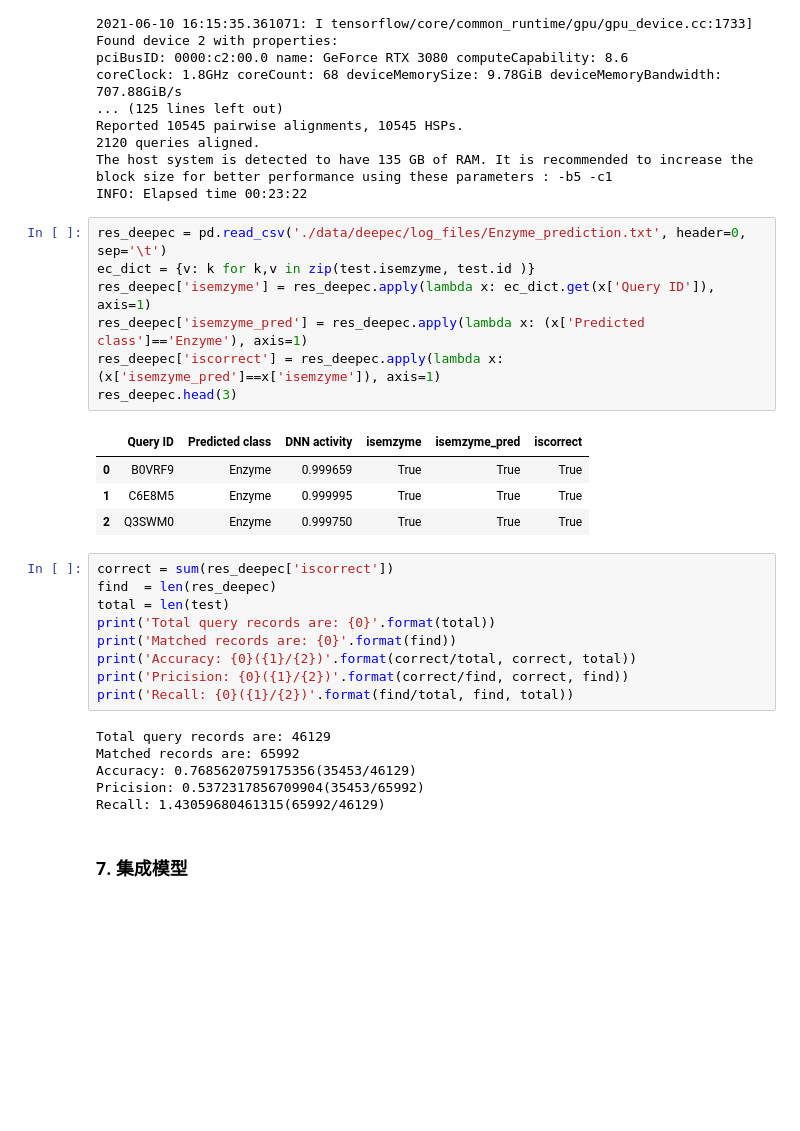
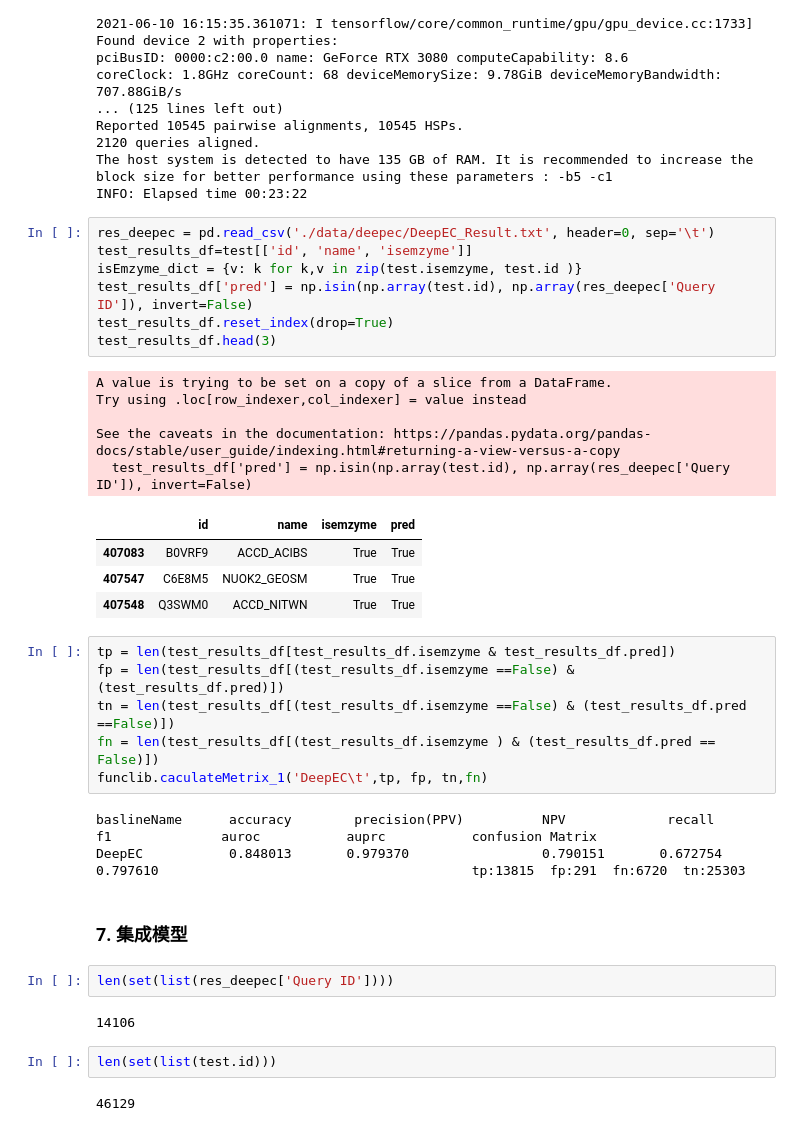
Before and after one commit to kingstdio/BioUniprot, a Jupyter notebook: tasks/task1/task1_isEnzyme-V2.ipynb, the cells around one changed output. Saved outputs shown, nothing was run; the diff lists cells and outputs as text; blank space fills up the shorter version.

```diff
--- a/tasks/task1/task1_isEnzyme-V2.ipynb
+++ b/tasks/task1/task1_isEnzyme-V2.ipynb
@@ -222,31 +232,38 @@ Reported 10545 pairwise alignments, 10545 HSPs.
 The host system is detected to have 135 GB of RAM. It is recommended to increase the block size for better performance using these parameters : -b5 -c1
 INFO: Elapsed time 00:23:22
 # %%
-res_deepec = pd.read_csv('./data/deepec/log_files/Enzyme_prediction.txt', header=0, sep='\t')
-ec_dict = {v: k for k,v in zip(test.isemzyme, test.id )}
-res_deepec['isemzyme'] = res_deepec.apply(lambda x: ec_dict.get(x['Query ID']), axis=1)
-res_deepec['isemzyme_pred'] = res_deepec.apply(lambda x: (x['Predicted class']=='Enzyme'), axis=1)
-res_deepec['iscorrect'] = res_deepec.apply(lambda x: (x['isemzyme_pred']==x['isemzyme']), axis=1)
-res_deepec.head(3)
+res_deepec = pd.read_csv('./data/deepec/DeepEC_Result.txt', header=0, sep='\t')
+test_results_df=test[['id', 'name', 'isemzyme']]
+isEmzyme_dict = {v: k for k,v in zip(test.isemzyme, test.id )}
+test_results_df['pred'] = np.isin(np.array(test.id), np.array(res_deepec['Query ID']), invert=False)
+test_results_df.reset_index(drop=True)
+test_results_df.head(3)
 # %% [output]
+A value is trying to be set on a copy of a slice from a DataFrame.
+Try using .loc[row_indexer,col_indexer] = value instead
+
+See the caveats in the documentation: https://pandas.pydata.org/pandas-docs/stable/user_guide/indexing.html#returning-a-view-versus-a-copy
+  test_results_df['pred'] = np.isin(np.array(test.id), np.array(res_deepec['Query ID']), invert=False)
-|  | Query ID | Predicted class | DNN activity | isemzyme | isemzyme_pred | iscorrect |
-| 0 | B0VRF9 | Enzyme | 0.999659 | True | True | True |
-| 1 | C6E8M5 | Enzyme | 0.999995 | True | True | True |
-| 2 | Q3SWM0 | Enzyme | 0.999750 | True | True | True |
+|  | id | name | isemzyme | pred |
+| 407083 | B0VRF9 | ACCD_ACIBS | True | True |
+| 407547 | C6E8M5 | NUOK2_GEOSM | True | True |
+| 407548 | Q3SWM0 | ACCD_NITWN | True | True |
-# %%
-correct = sum(res_deepec['iscorrect'])
-find  = len(res_deepec)
-total = len(test)
-print('Total query records are: {0}'.format(total))
-print('Matched records are: {0}'.format(find))
-print('Accuracy: {0}({1}/{2})'.format(correct/total, correct, total))
-print('Pricision: {0}({1}/{2})'.format(correct/find, correct, find))
-print('Recall: {0}({1}/{2})'.format(find/total, find, total))
-# %% [output]
-Total query records are: 46129
-Matched records are: 65992
-Accuracy: 0.7685620759175356(35453/46129)
-Pricision: 0.5372317856709904(35453/65992)
-Recall: 1.43059680461315(65992/46129)
+# %%
+tp = len(test_results_df[test_results_df.isemzyme & test_results_df.pred])
+fp = len(test_results_df[(test_results_df.isemzyme ==False) & (test_results_df.pred)])
+tn = len(test_results_df[(test_results_df.isemzyme ==False) & (test_results_df.pred ==False)])
+fn = len(test_results_df[(test_results_df.isemzyme ) & (test_results_df.pred == False)])
+funclib.caculateMetrix_1('DeepEC\t',tp, fp, tn,fn)
+# %% [output]
+baslineName      accuracy        precision(PPV)          NPV             recall          f1              auroc           auprc           confusion Matrix
+DeepEC           0.848013       0.979370                 0.790151       0.672754         0.797610                                        tp:13815  fp:291  fn:6720  tn:25303
 # %% [markdown]
 ### 7. 集成模型
+# %%
+len(set(list(res_deepec['Query ID'])))
+# %% [output]
+14106
+# %%
+len(set(list(test.id)))
+# %% [output]
+46129
```
Also changed, not shown: parts of 10 cells of this notebook, 6 other files.
